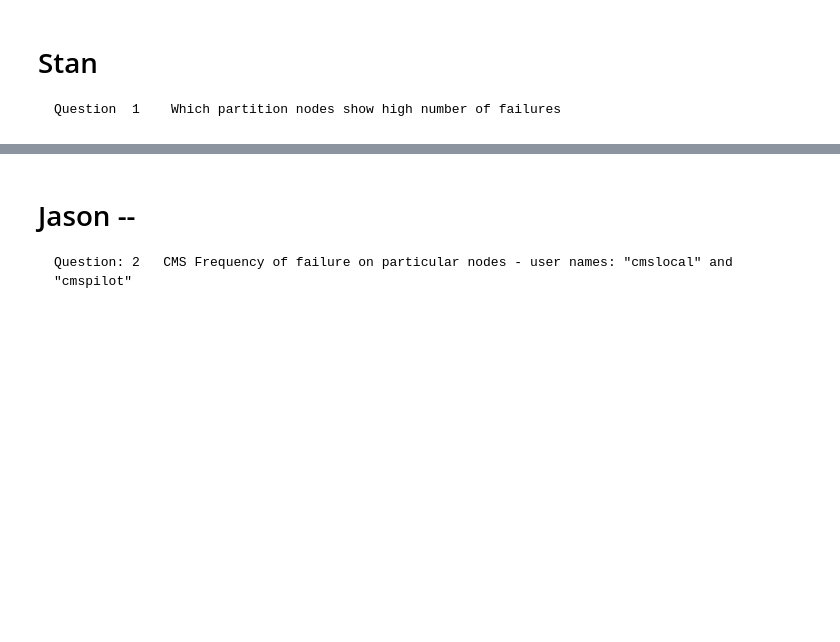
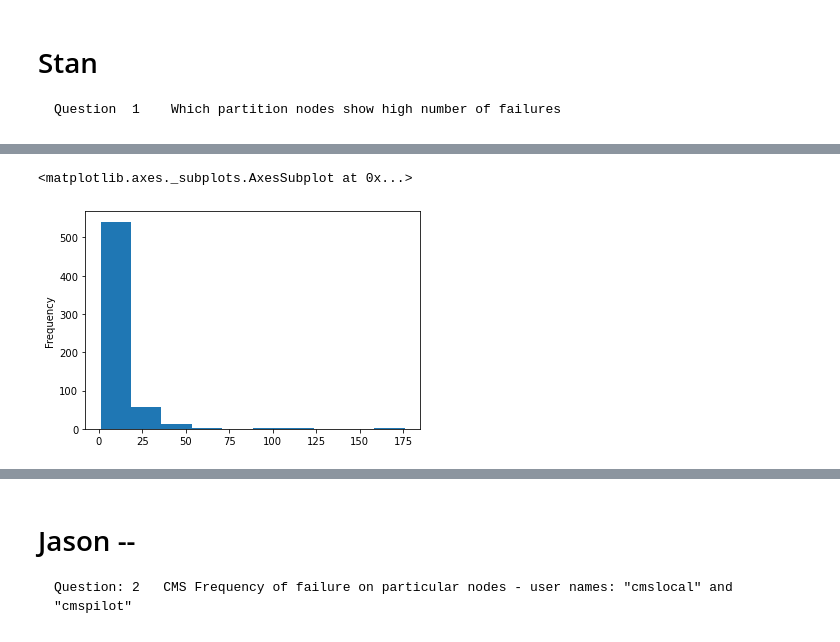
Before and after one commit to nss-data-science-cohort-4/dq2-accre-team-6, a Jupyter notebook: notebooks/dq2_notebook.ipynb, the cells around one changed output, grey strips where cells are left out. Drawn from its saved outputs; the diff is of its cells as text; code cells hidden in the pictures; blank space fills up the shorter version.

```diff
--- a/notebooks/dq2_notebook.ipynb
+++ b/notebooks/dq2_notebook.ipynb
@@ -257,0 +329,5 @@ accre_jobs_piped
+# %%
+self.plot(kind='hist')
+# %% [output]
+<matplotlib.axes._subplots.AxesSubplot at 0x...>
+[figure, added]
```
Also changed, not shown: parts of 15 cells of this notebook.
